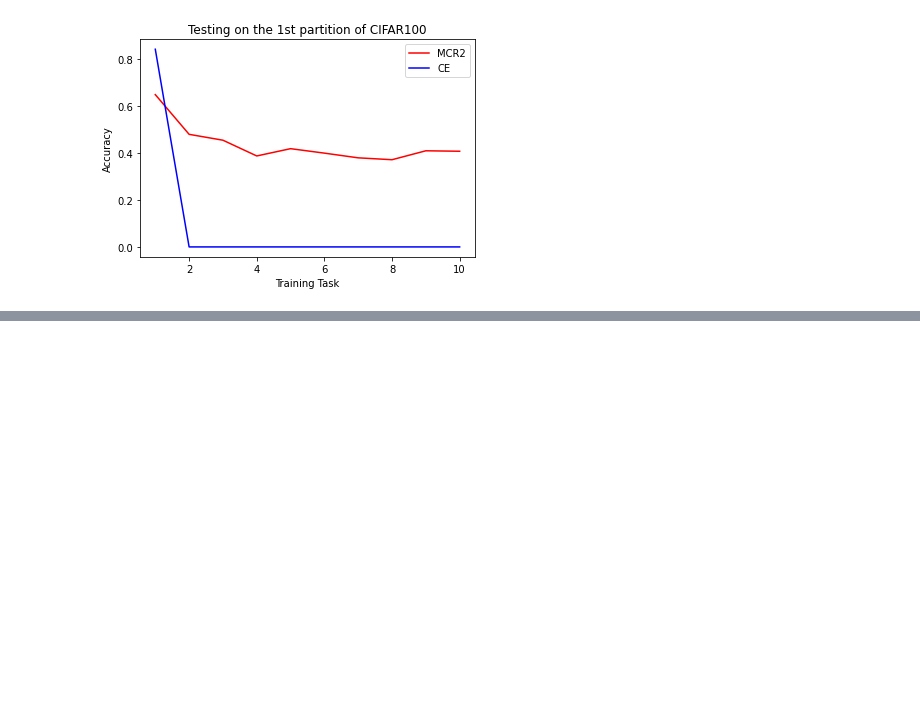
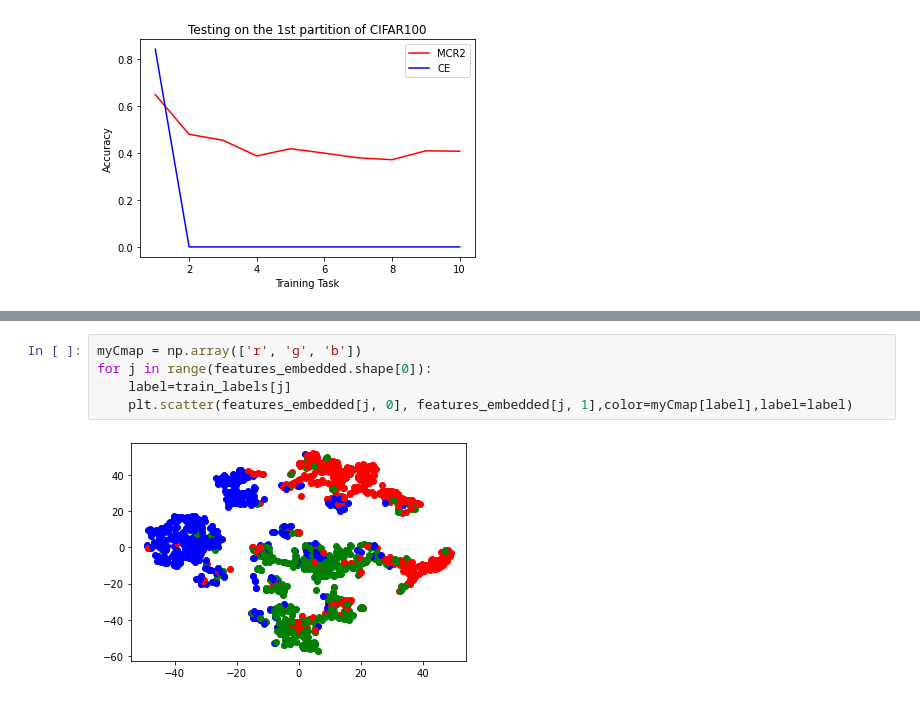
Before and after one commit to RobinWu218/mcr2, a Jupyter notebook: Sktech.ipynb, the cells around one changed output, grey strips where cells are left out. Drawn from its saved outputs; the diff is of its cells as text; blank space fills up the shorter version.

```diff
--- a/Sktech.ipynb
+++ b/Sktech.ipynb
@@ -137,0 +350,7 @@ plt.legend()
+# %%
+myCmap = np.array(['r', 'g', 'b'])
+for j in range(features_embedded.shape[0]):
+    label=train_labels[j]
+    plt.scatter(features_embedded[j, 0], features_embedded[j, 1],color=myCmap[label],label=label)
+# %% [output]
+[figure, added]
```
Also changed, not shown: parts of 34 cells of this notebook, 32 other files.
